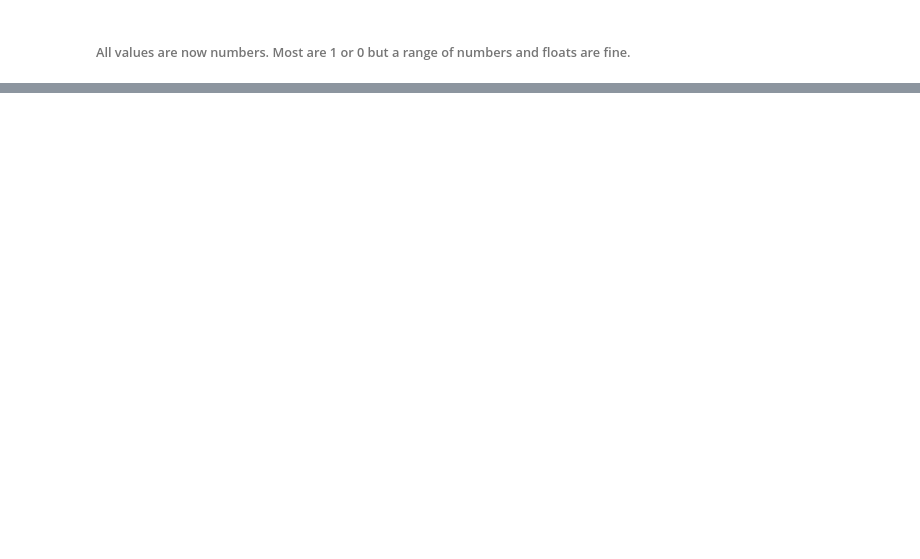
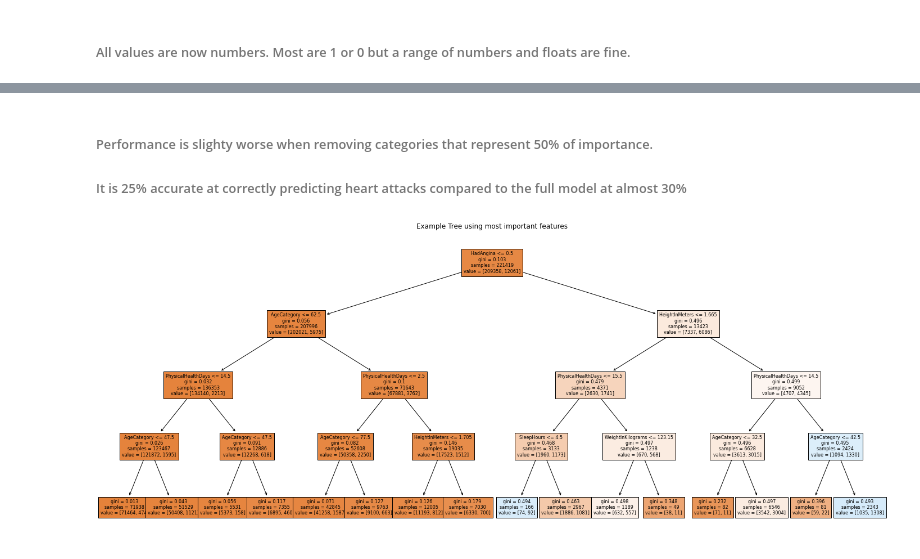
Before and after one commit to eric-vuong/heart-prediction, a Jupyter notebook: heart_attack_prediction.ipynb, the cells around one changed output, grey strips where cells are left out. Saved outputs shown, nothing was run; the diff lists cells and outputs as text; code cells hidden in the pictures; blank space fills up the shorter version.

Commit message:
Added more trees to compare

```diff
--- a/heart_attack_prediction.ipynb
+++ b/heart_attack_prediction.ipynb
@@ -212,3 +405,19 @@ s = compare(clf.predict(x_train), y_train)
 # %%
-# TODO
-# Implement tree pruning and examine feature analysis
+# Feature analysis - see which categories have the most impact
+importance = clf.feature_importances_
+features = {}
+i = 0
+for col in column_names:
+    features.update({col:importance[i]})
+    i += 1
+importance_sum = 0
+important_features = []
+for col in sorted(features.items(), key=lambda item:item[1], reverse=True):
+    important_features.append(col)
+    importance_sum += col[1]
+    if importance_sum > 0.50: # Get most impactful features up to 50%
+        break
+for i in important_features:
+    print(i[0], i[1])
+print("\nTotal features:", len(important_features))
+print("Represents %.2f%% of importance" % (100*importance_sum))
@@ -214,0 +438,12 @@ s = compare(clf.predict(x_train), y_train)
+# %%
+# Train tree on these features only
+important_cols = []
+for col in important_features:
+    important_cols.append(col[0])
+
+# Use only the more relevant entries
+x_train_subset = x_train[important_cols]
+x_test_subset = x_test[important_cols]
+display(x_train_subset)
+
+clf_subset = tree.DecisionTreeClassifier(max_leaf_nodes=20000, max_depth=50).fit(x_train_subset, y_train)
@@ -214,0 +482,11 @@ s = compare(clf.predict(x_train), y_train)
+# %% [markdown]
+###### Performance is slighty worse when removing categories that represent 50% of importance.
+###### It is 25% accurate at correctly predicting heart attacks compared to the full model at almost 30%
+# %%
+plt.figure(figsize=(25, 10))
+#plot_tree(tree.DecisionTreeClassifier(max_depth=3).fit(x_train_subset, y_train), filled=True, feature_names=important_cols)
+plot_tree(tree.DecisionTreeClassifier(max_depth=4).fit(x_train_subset, y_train), filled=True, feature_names=important_cols, fontsize=8)
+plt.title("Example Tree using most important features")
+plt.show()
+# %% [output]
+[figure, added]
```
Also changed, not shown: parts of 24 cells of this notebook.
